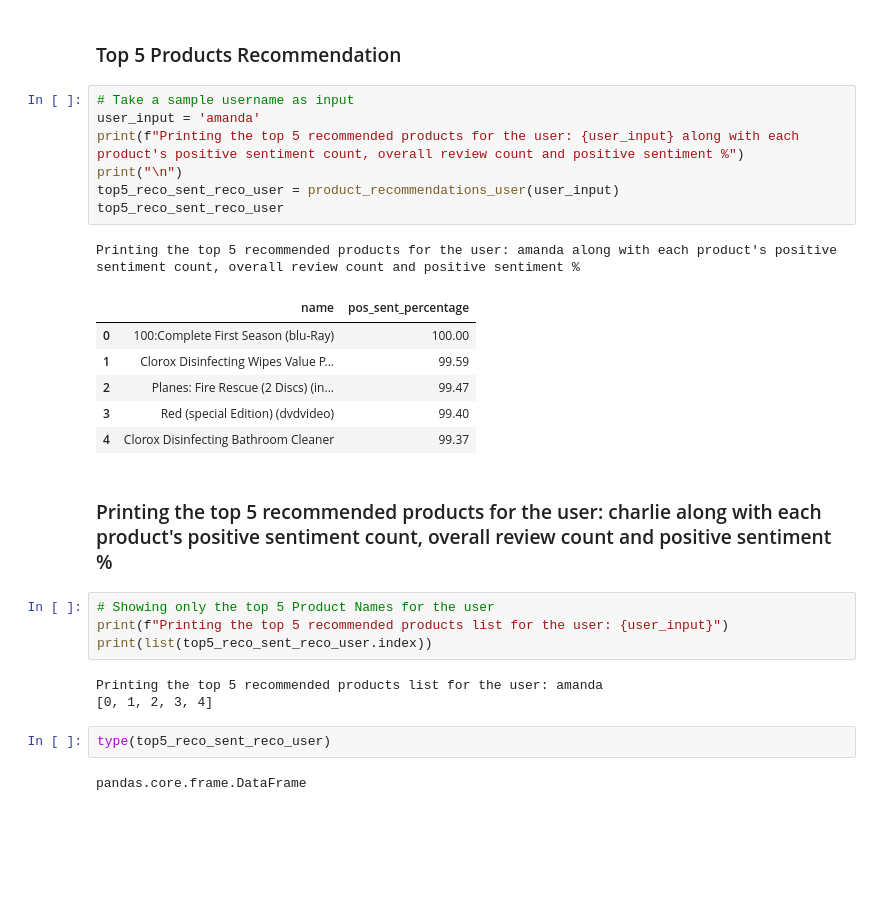
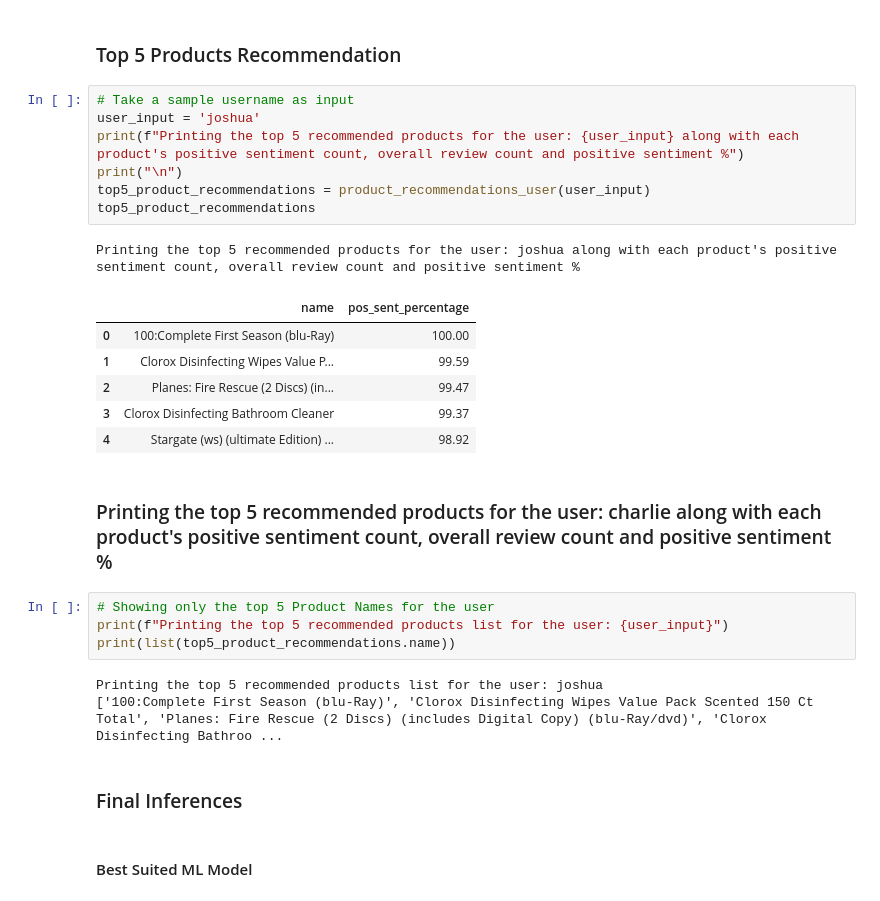
Before and after one commit to mkviswanadh/Sentiment_Based_Product_Recommendation_System, a Jupyter notebook: Sentiment_Based_Product_Recommendation_System_Kasi_Viswanadh.ipynb, the cells around one changed output. Drawn from its saved outputs; the diff is of its cells as text; blank space fills up the shorter version.

Commit message:
Enhanced version of Recommended System

```diff
--- a/Capstone_v2.ipynb
+++ b/Sentiment_Based_Product_Recommendation_System_Kasi_Viswanadh.ipynb
@@ -3730,29 +3873,29 @@ def product_recommendations_user(user_name):
 ### Top 5 Products Recommendation
 # %%
 # Take a sample username as input
-user_input = 'amanda'
+user_input = 'joshua'
 print(f"Printing the top 5 recommended products for the user: {user_input} along with each product's positive sentiment count, overall review count and positive sentiment %")
 print("\n")
-top5_reco_sent_reco_user = product_recommendations_user(user_input)
-top5_reco_sent_reco_user
+top5_product_recommendations = product_recommendations_user(user_input)
+top5_product_recommendations
 # %% [output]
-Printing the top 5 recommended products for the user: amanda along with each product's positive sentiment count, overall review count and positive sentiment %
+Printing the top 5 recommended products for the user: joshua along with each product's positive sentiment count, overall review count and positive sentiment %
 |  | name | pos_sent_percentage |
 | 0 | 100:Complete First Season (blu-Ray) | 100.00 |
 | 1 | Clorox Disinfecting Wipes Value P... | 99.59 |
 | 2 | Planes: Fire Rescue (2 Discs) (in... | 99.47 |
-| 3 | Red (special Edition) (dvdvideo) | 99.40 |
-| 4 | Clorox Disinfecting Bathroom Cleaner | 99.37 |
+| 3 | Clorox Disinfecting Bathroom Cleaner | 99.37 |
+| 4 | Stargate (ws) (ultimate Edition) ... | 98.92 |
 # %% [markdown]
 ### Printing the top 5 recommended products for the user: charlie along with each product's positive sentiment count, overall review count and positive sentiment %
 # %%
 # Showing only the top 5 Product Names for the user
 print(f"Printing the top 5 recommended products list for the user: {user_input}")
-print(list(top5_reco_sent_reco_user.index))
+print(list(top5_product_recommendations.name))
 # %% [output]
-Printing the top 5 recommended products list for the user: amanda
-[0, 1, 2, 3, 4]
+Printing the top 5 recommended products list for the user: joshua
+['100:Complete First Season (blu-Ray)', 'Clorox Disinfecting Wipes Value Pack Scented 150 Ct Total', 'Planes: Fire Rescue (2 Discs) (includes Digital Copy) (blu-Ray/dvd)', 'Clorox Disinfecting Bathroo ...
-# %%
-type(top5_reco_sent_reco_user)
-# %% [output]
-pandas.core.frame.DataFrame
+# %% [markdown]
+### Final Inferences
+# %% [markdown]
+#### Best Suited ML Model
```
Also changed, not shown: parts of 38 cells of this notebook, 14 other files.
